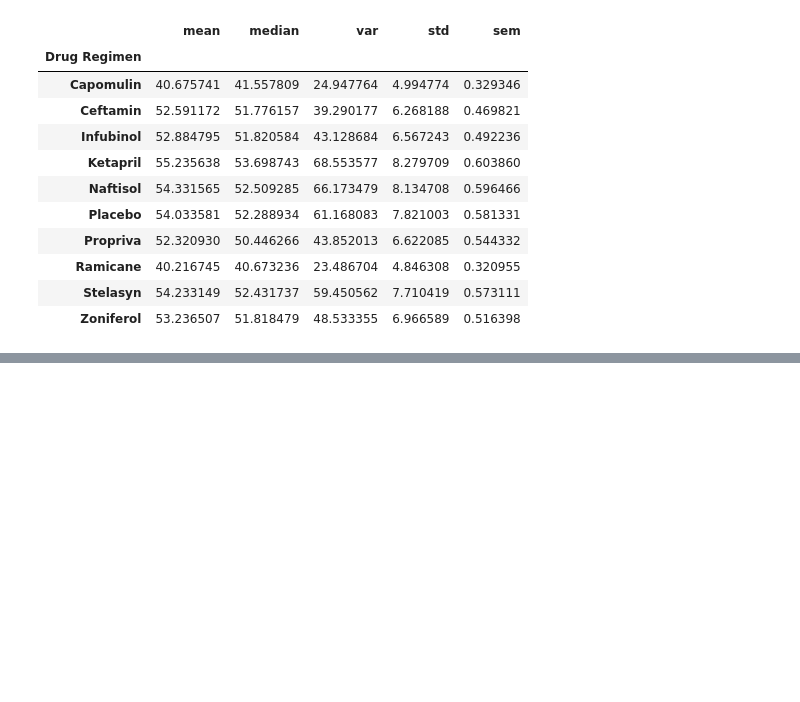
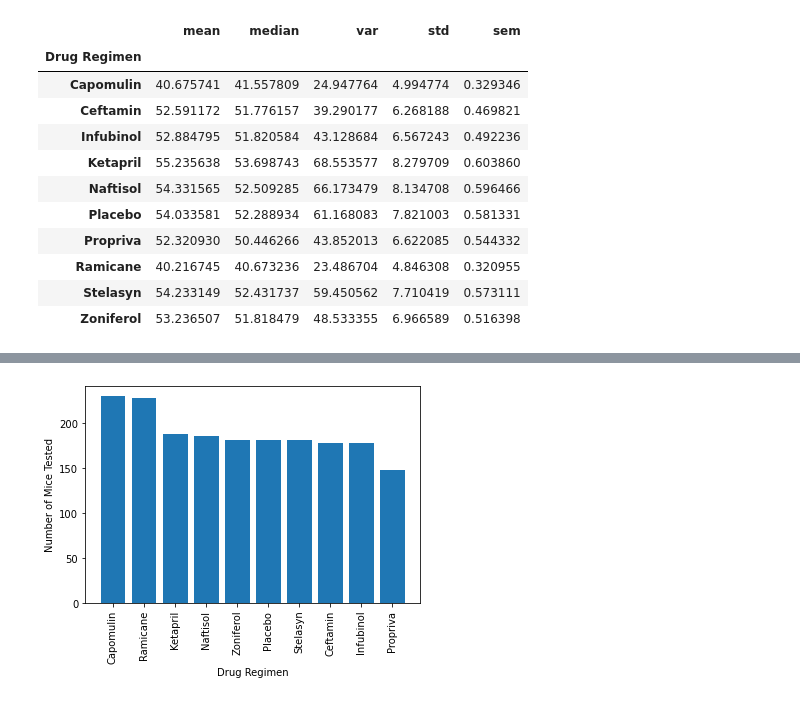
Before and after one commit to VinnyShankar/matplotlib-challenge, a Jupyter notebook: Pymaceuticals/Pymaceuticals.ipynb, the cells around one changed output, grey strips where cells are left out. Drawn from its saved outputs; the diff is of its cells as text; code cells hidden in the pictures; blank space fills up the shorter version.

```diff
--- a/Pymaceuticals/Pymaceuticals.ipynb
+++ b/Pymaceuticals/Pymaceuticals.ipynb
@@ -141,0 +143,9 @@ bar_pandas = regimens.count()["Timepoint"].sort_values(ascending=False).plot.bar
+# %%
+#Using pyplot, display a bar plot of total timepoints by drug regimen
+plt.bar(bar_data.index.values,bar_data["Timepoint"])
+plt.xlabel("Drug Regimen")
+plt.ylabel("Number of Mice Tested")
+plt.xticks(rotation=90)
+plt.show()
+# %% [output]
+[figure, added]
```
Also changed, not shown: parts of 1 cell of this notebook.
